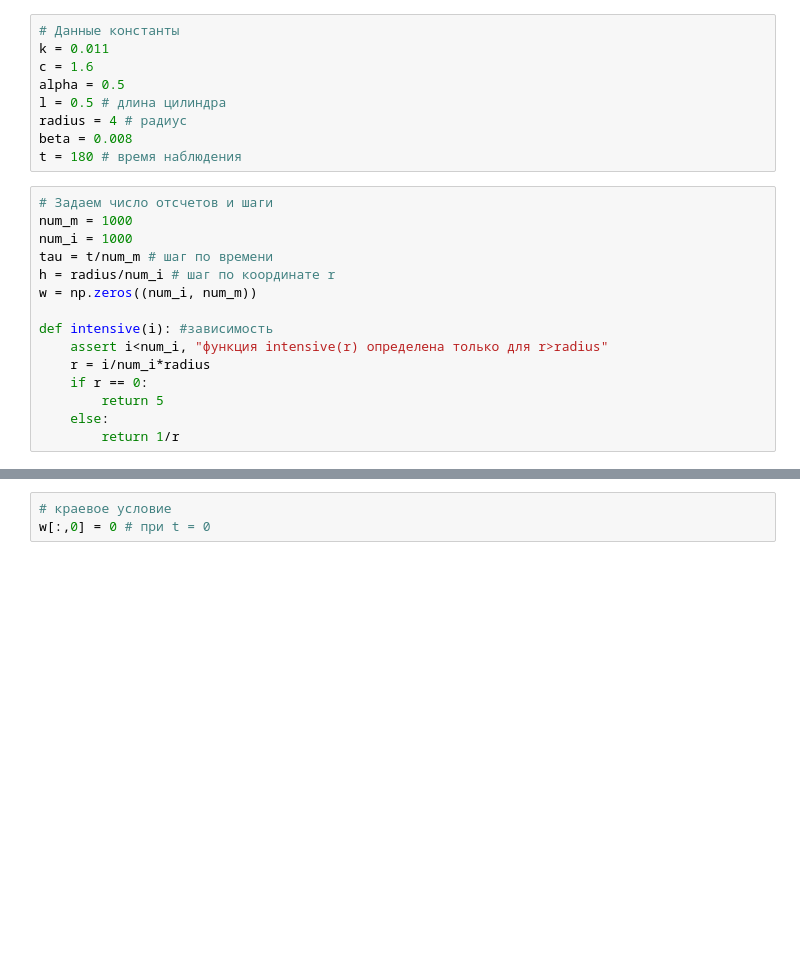
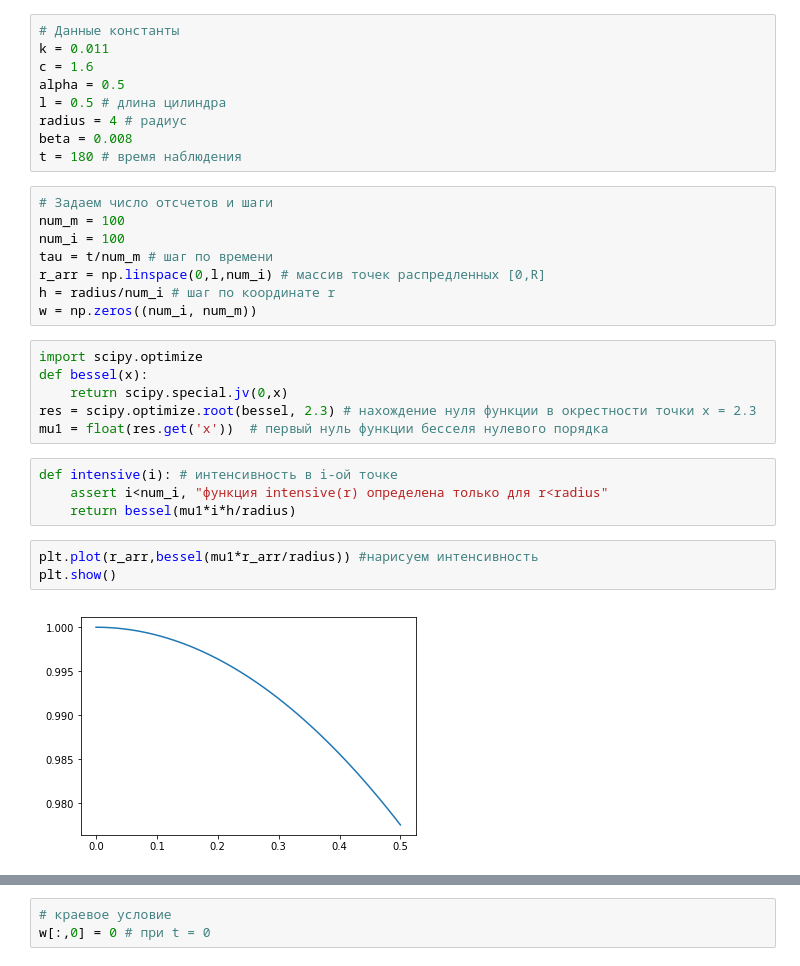
Before and after one commit to LinarKulinar/Numerical-Methods-in-Equations-of-Mathematical-Physics, a Jupyter notebook: my_implicit_(неявная).ipynb, the cells around one changed output, grey strips where cells are left out. Drawn from its saved outputs; the diff is of its cells as text; blank space fills up the shorter version.

```diff
--- a/my_implicit_(неявная).ipynb
+++ b/my_implicit_(неявная).ipynb
@@ -12,16 +12,24 @@ beta = 0.008
 t = 180 # время наблюдения
 # %%
 # Задаем число отсчетов и шаги
-num_m = 1000
-num_i = 1000
+num_m = 100
+num_i = 100
 tau = t/num_m # шаг по времени
+r_arr = np.linspace(0,l,num_i) # массив точек распредленных [0,R]
 h = radius/num_i # шаг по координате r
 w = np.zeros((num_i, num_m))
-
-def intensive(i): #зависимость
-    assert i<num_i, "функция intensive(r) определена только для r>radius"
-    r = i/num_i*radius
-    if r == 0:
-        return 5
-    else:
-        return 1/r
+# %%
+import scipy.optimize
+def bessel(x):
+    return scipy.special.jv(0,x)
+res = scipy.optimize.root(bessel, 2.3) # нахождение нуля функции в окрестности точки x = 2.3
+mu1 = float(res.get('x'))  # первый нуль функции бесселя нулевого порядка
+# %%
+def intensive(i): # интенсивность в i-ой точке
+    assert i<num_i, "функция intensive(r) определена только для r<radius"
+    return bessel(mu1*i*h/radius)
+# %%
+plt.plot(r_arr,bessel(mu1*r_arr/radius)) #нарисуем интенсивность
+plt.show()
+# %% [output]
+[figure, added]
```
Also changed, not shown: parts of 12 cells of this notebook.
